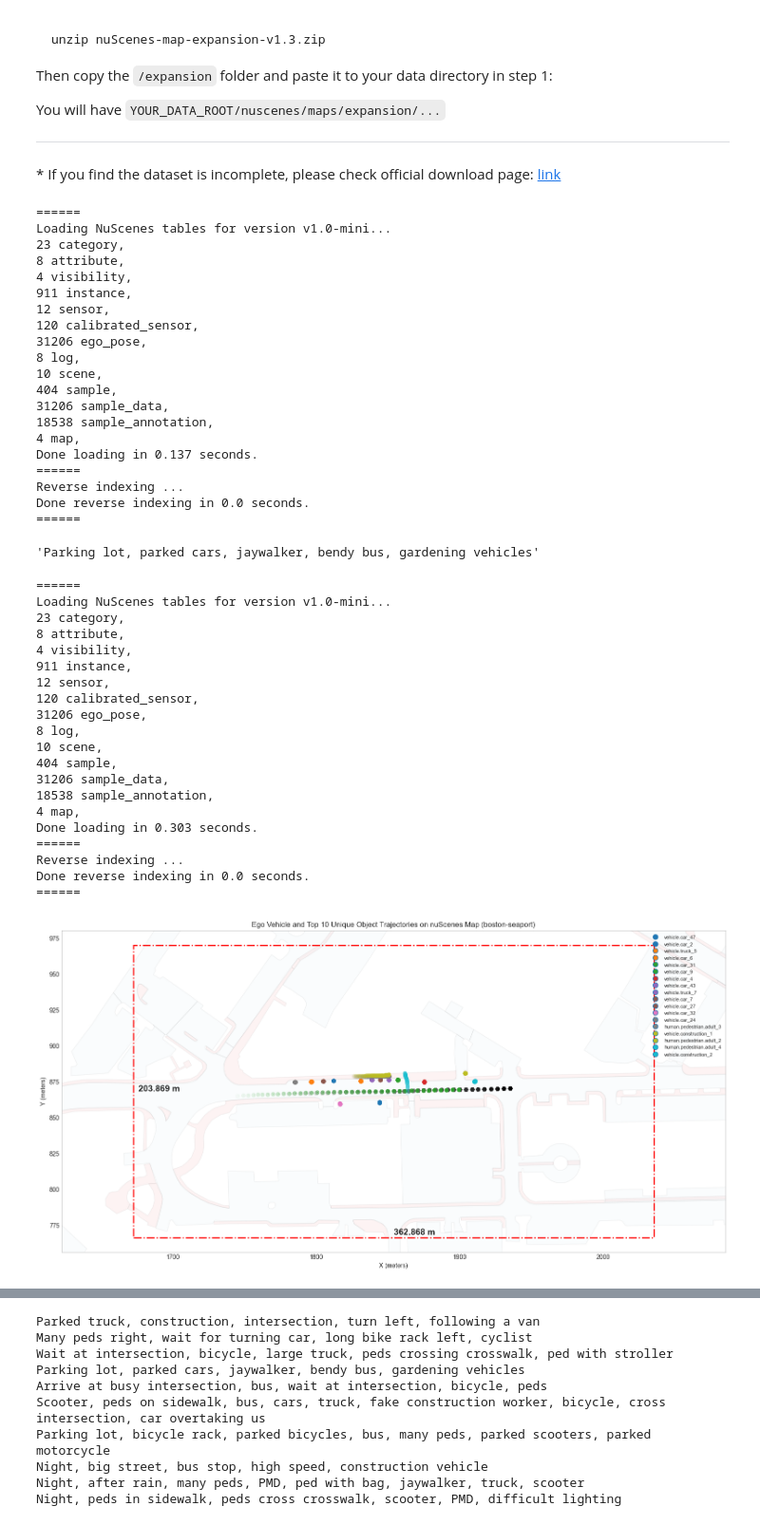
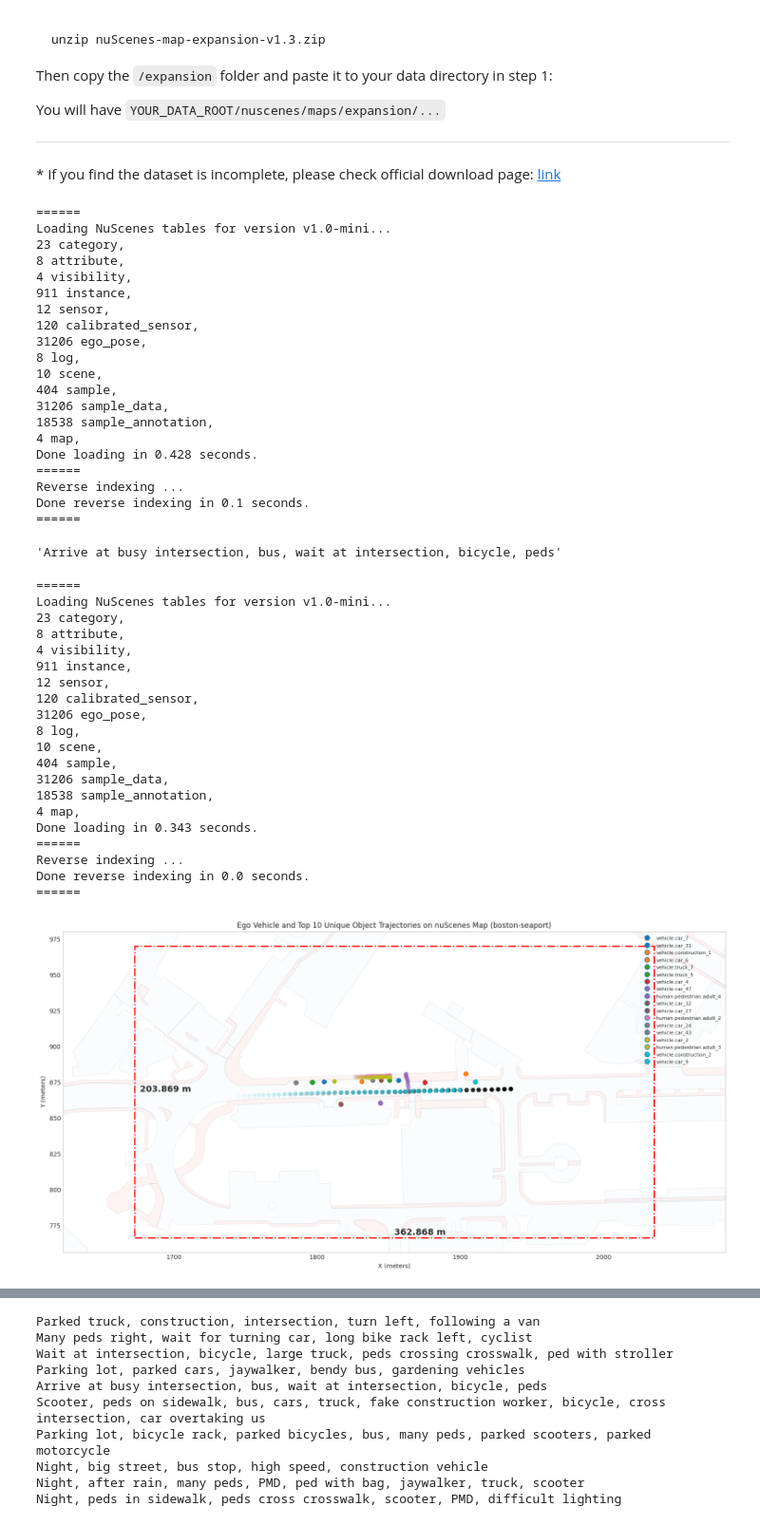
Before and after one commit to Akashleena/FramesforAV, a Jupyter notebook: create_frame_with_text_description_make_animation.ipynb, the cells around one changed output, grey strips where cells are left out. Shown at 95% size. Saved outputs shown, nothing was run; the diff lists cells and outputs as text; code cells hidden in the pictures.

```diff
--- a/create_frame_with_text_description_make_animation.ipynb
+++ b/create_frame_with_text_description_make_animation.ipynb
@@ -65,7 +65,7 @@ from collections import defaultdict, OrderedDict
 import os
 
 # Initialize nuScenes dataset
-dataroot = os.path.expanduser('~/Desktop/Nuscenes/nuscenes')
+dataroot = os.path.expanduser('/home/aleenatron/Frames_AV_research')
 nusc = NuScenes(version='v1.0-mini', dataroot=dataroot, verbose=True)
 
 # Select a scene
@@ -91,15 +91,15 @@ Loading NuScenes tables for version v1.0-mini...
 31206 sample_data,
 18538 sample_annotation,
 4 map,
-Done loading in 0.137 seconds.
+Done loading in 0.428 seconds.
 ======
 Reverse indexing ...
-Done reverse indexing in 0.0 seconds.
+Done reverse indexing in 0.1 seconds.
 ======
 # %%
 scene['description']
 # %% [output]
-'Parking lot, parked cars, jaywalker, bendy bus, gardening vehicles'
+'Arrive at busy intersection, bus, wait at intersection, bicycle, peds'
 # %%
 import numpy as np
 import matplotlib.pyplot as plt
@@ -110,7 +110,7 @@ from collections import defaultdict, OrderedDict
 from nuscenes.map_expansion.map_api import NuScenesMap
 
 # Initialize nuScenes dataset
-nusc = NuScenes(version='v1.0-mini', dataroot='/Users/liliu/Desktop/Nuscenes/nuscenes', verbose=True)
+nusc = NuScenes(version='v1.0-mini', dataroot='/home/aleenatron/Frames_AV_research', verbose=True)
 
 # Select a scene (forth scene)
 index = 3
@@ -120,7 +120,7 @@ first_sample_token = scene['first_sample_token']
 # Get the correct map for the scene
 log = nusc.get("log", scene["log_token"])
 location = log["location"]
-nusc_map = NuScenesMap(dataroot='/Users/liliu/Desktop/Nuscenes/nuscenes', map_name=location)
+nusc_map = NuScenesMap(dataroot='/home/aleenatron/Frames_AV_research', map_name=location)
 
 # Store ego trajectory and object trajectories
 ego_trajectory = []
@@ -272,35 +272,35 @@ plt.xlabel("X (meters)")
 plt.ylabel("Y (meters)")
 plt.title(f"Ego Vehicle and Top 10 Unique Object Trajectories on nuScenes Map ({location})")
 
 # Labels and title
 plt.xlabel("X (meters)")
 plt.ylabel("Y (meters)")
 plt.title(f"Ego Vehicle and Top 10 Unique Object Trajectories on nuScenes Map ({location})")
 plt.legend(handles=combined_legend, loc='upper right', fontsize=8)  # Keep both legends
 plt.grid()
 plt.show()
 # %% [output]
 ======
 Loading NuScenes tables for version v1.0-mini...
 23 category,
 8 attribute,
 4 visibility,
 911 instance,
 12 sensor,
 120 calibrated_sensor,
 31206 ego_pose,
 8 log,
 10 scene,
 404 sample,
 31206 sample_data,
 18538 sample_annotation,
 4 map,
-Done loading in 0.303 seconds.
+Done loading in 0.343 seconds.
 ======
 Reverse indexing ...
 Done reverse indexing in 0.0 seconds.
 ======
-[figure, old version]
+[figure, new version]
 # %%
 # %matplotlib ipympl
 %matplotlib widget
```
Also changed, not shown: parts of 1 cell of this notebook, 3 other files.
